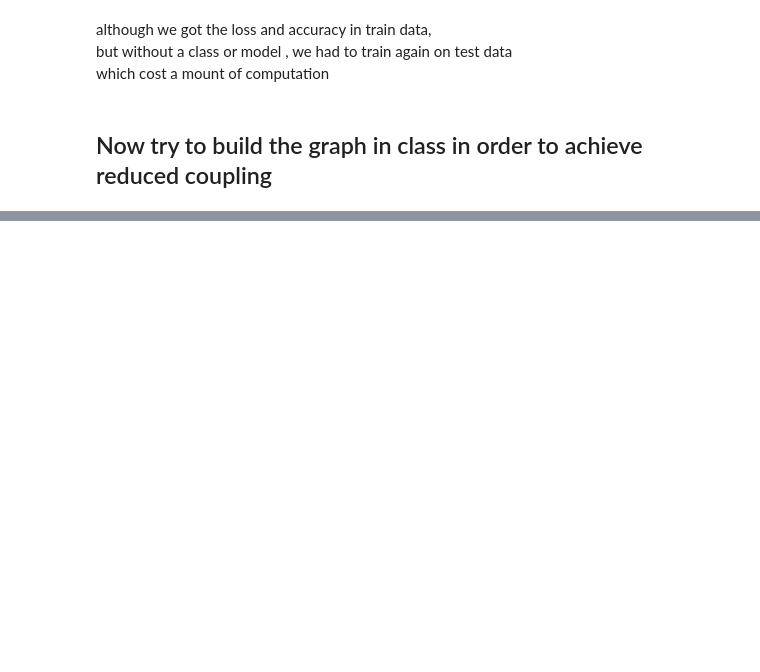
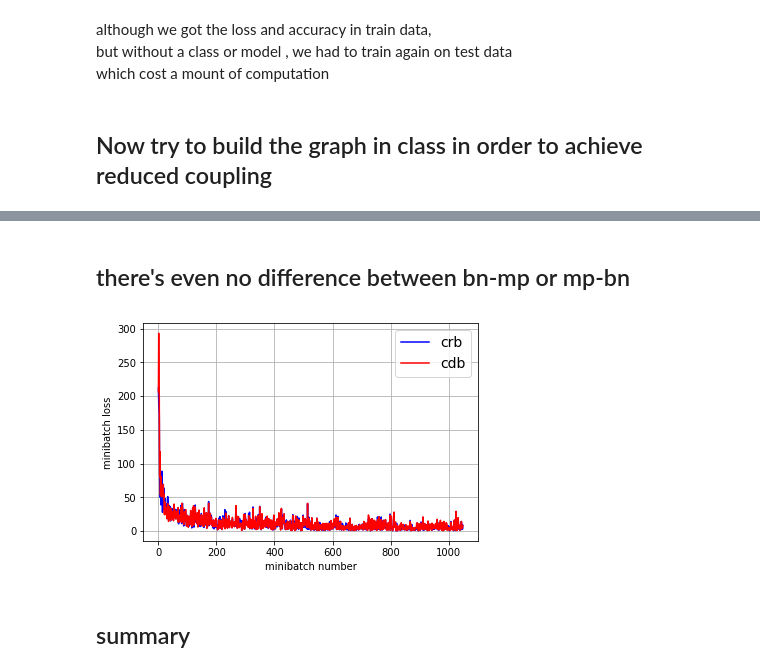
Before and after one commit to Sogues/kaggle, a Jupyter notebook: digit-recognizer/digit-recognizer.ipynb, the cells around one changed output, grey strips where cells are left out. Saved outputs shown, nothing was run; the diff lists cells and outputs as text; code cells hidden in the pictures; blank space fills up the shorter version.

```diff
--- a/digit-recognizer/digit-recognizer.ipynb
+++ b/digit-recognizer/digit-recognizer.ipynb
@@ -325,0 +530,13 @@ sess.close()
+# %% [markdown]
+## there's even no difference between bn-mp or mp-bn
+# %%
+plt.subplot()
+plt.plot(crb_solver.losses[0] + crb_solver.losses[1], 'b', label='crb')
+plt.plot(cdb_solver.losses[0] + cdb_solver.losses[1], 'r', label='cdb')
+plt.legend(loc='upper right', fontsize=14)
+plt.grid(True)
+plt.xlabel('minibatch number')
+plt.ylabel('minibatch loss')
+plt.show()
+# %% [output]
+[figure, added]
@@ -325,0 +545,2 @@ sess.close()
+# %% [markdown]
+## summary
```
Also changed, not shown: parts of 17 cells of this notebook.
